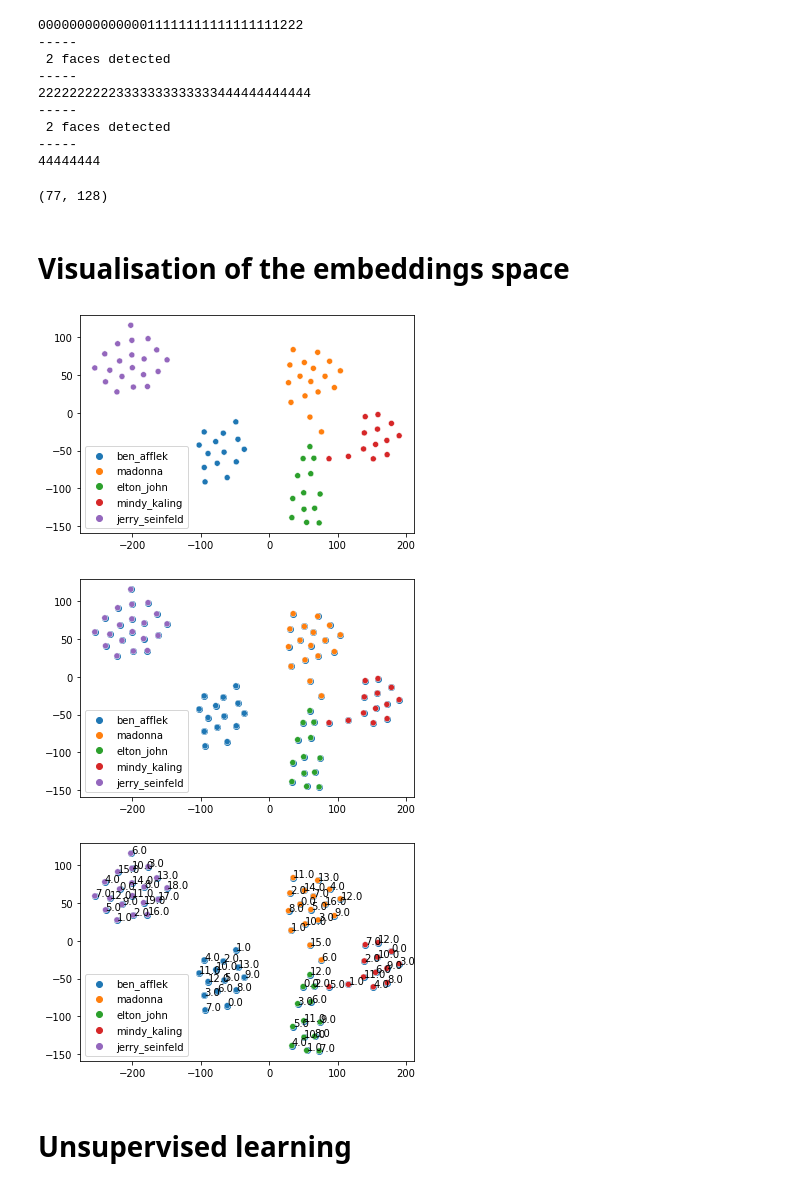
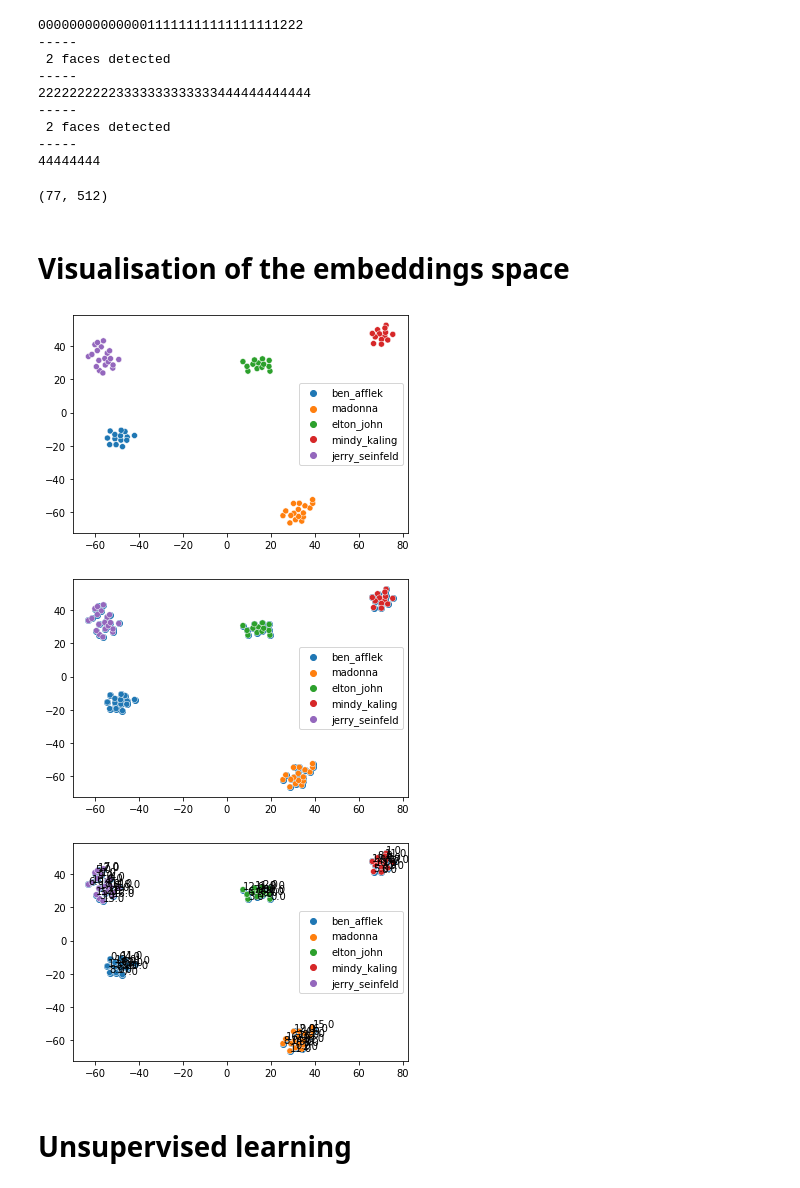
Before and after one commit to ebu/benchmark-face-reco, a Jupyter notebook: notebooks/face_embeddings.ipynb, the cells around one changed output. Cells and saved outputs as stored; diff of their text form; code cells hidden in the pictures.

```diff
--- a/notebooks/face_embeddings.ipynb
+++ b/notebooks/face_embeddings.ipynb
@@ -35,12 +35,12 @@ print(names)
 ['ben_afflek', 'madonna', 'elton_john', 'mindy_kaling', 'jerry_seinfeld']
 # %%
 # deep face
-#model_path = '../data/models/deepface/keras/model/deepface_fn_512.h5'
-model_path = '../data/models/deepface/keras/model/deepface_fn_128.h5'
+#model_path = '../data/models/deepface/keras/deepface_fn_512.h5'
+#model_path = '../data/models/deepface/keras/deepface_fn_128.h5'
 
 # face net
-#model_path = '../data/models/facenet/keras/model/facenet_ds_keras_128.h5'
-#model_path = '../data/models/facenet/keras/model/facenet_ds_keras_512.h5'
+#model_path = '../data/models/facenet/keras/facenet_ds_keras_128.h5'
+model_path = '../data/models/facenet/keras/facenet_ds_keras_512.h5'
 
 model = load_model(model_path, compile = False , custom_objects={"tf": tf})
 # %%
@@ -124,24 +124,27 @@ label_emb_train_np = np.array(label)
 # %%
 faces_emb_train_np.shape
 # %% [output]
-(77, 128)
+(77, 512)
 # %%
 # instantiate the tsne
 # https://towardsdatascience.com/why-you-are-using-t-sne-wrong-502412aab0c0
-tsne = TSNE(n_iter=1500, n_components=2, perplexity=20)
+tsne = TSNE(n_iter=1500, n_components=2, perplexity=10)
 # %%
 embs_tsne = tsne.fit_transform(faces_emb_train_np)
 # %% [markdown]
 # Visualisation of the embeddings space
 # %%
+import mpld3
+mpld3.enable_notebook()
+
 x = embs_tsne[:, 0]
 y = embs_tsne[:, 1]
 faces_emb_train_np
 fig, ax = plt.subplots()
 sns.scatterplot(x=x, y=y, hue=label_emb_train_np)
 plt.show()
 # %% [output]
-[figure, old version]
+[figure, new version]
 # %%
 import mpld3
 mpld3.enable_notebook()
@@ -151,7 +154,7 @@ ax.scatter(x, y)
 sns.scatterplot(x=x, y=y, hue=label_emb_train_np)
 plt.show()
 # %% [output]
-[figure, old version]
+[figure, new version]
 # %%
 label_idx = np.zeros(len(label_emb_train_np))
 for name in label_emb_train_np:
@@ -166,7 +169,7 @@ for i, txt in enumerate(label_idx):
     p1.annotate(txt, (x[i], y[i]))
 plt.show()
 # %% [output]
-[figure, old version]
+[figure, new version]
 # %%
 mpld3.disable_notebook()
 # %% [markdown]
```
Also changed, not shown: parts of 9 cells of this notebook.
